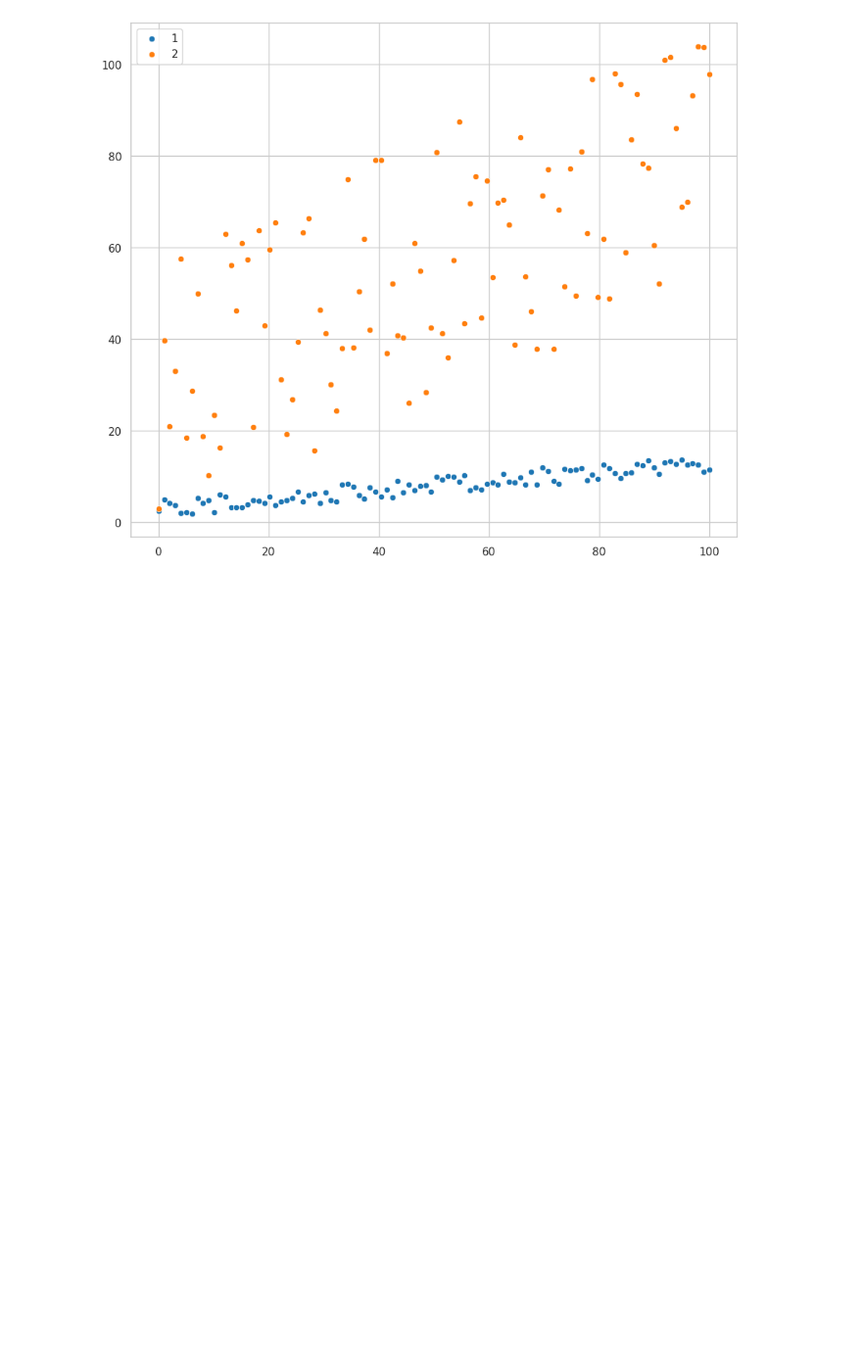
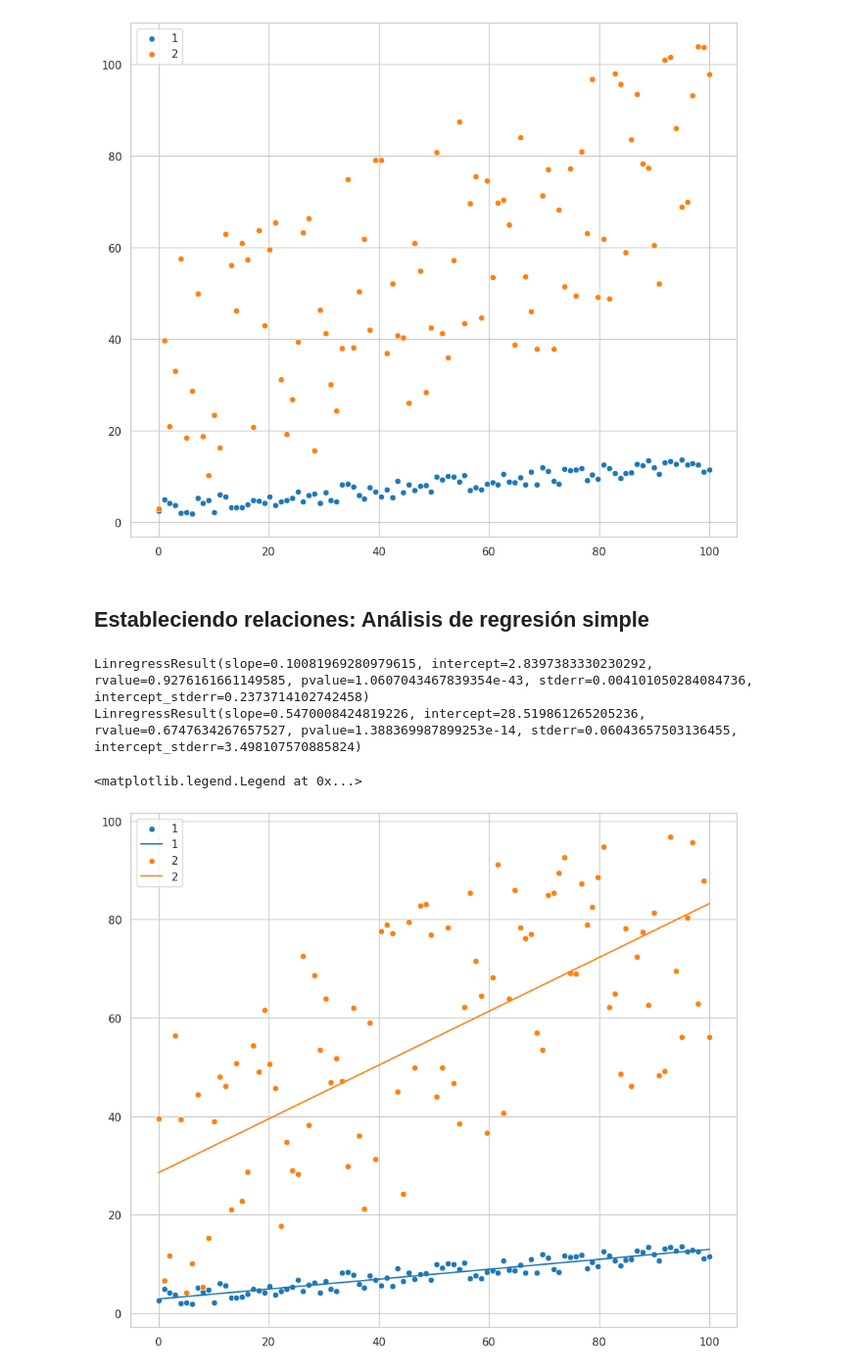
Before and after one commit to M-Alejo/analisis_exploratorio, a Jupyter notebook: conociendo_datos.ipynb, the cells around one changed output. Shown at 98% size. Cells and saved outputs as stored; diff of their text form; code cells hidden in the pictures; blank space fills up the shorter version.

Commit message:
se agrega correlacion lineal simple

```diff
--- a/conociendo_datos.ipynb
+++ b/conociendo_datos.ipynb
@@ -893,3 +893,39 @@ print(np.corrcoef(x_2, y_2))
 [[1.         0.67476343]
  [0.67476343 1.        ]]
 [figure]
+# %% [markdown]
+## Estableciendo relaciones: Análisis de regresión simple
+# %%
+res_1 = scipy.stats.linregress(x=x_1, y=y_1)
+res_2 = scipy.stats.linregress(x=x_2, y=y_2)
+
+print(res_1, res_2, sep='\n')
+# %% [output]
+LinregressResult(slope=0.10081969280979615, intercept=2.8397383330230292, rvalue=0.9276161661149585, pvalue=1.0607043467839354e-43, stderr=0.004101050284084736, intercept_stderr=0.2373714102742458)
+LinregressResult(slope=0.5470008424819226, intercept=28.519861265205236, rvalue=0.6747634267657527, pvalue=1.388369987899253e-14, stderr=0.06043657503136455, intercept_stderr=3.498107570885824)
+# %%
+sns.scatterplot(
+    x = x_1,
+    y = y_1
+)
+fx_1 = np.array([x_1.min(), x_1.max()])
+fy_1 = res_1.intercept + res_1.slope * fx_1
+
+x_2 = np.linspace(0, 100, 100)
+y_2 = 0.5 * x_2 + 1 + np.random.uniform(0, 60, size=x_2.size)
+
+plt.plot(fx_1, fy_1)
+
+sns.scatterplot(
+    x = x_2,
+    y = y_2
+)
+fx_2 = np.array([x_2.min(), x_2.max()])
+fy_2 = res_2.intercept + res_2.slope * fx_2
+
+plt.plot(fx_2, fy_2)
+
+plt.legend(labels=['1', '1', '2', '2'])
+# %% [output]
+<matplotlib.legend.Legend at 0x...>
+[figure, added]
```
Also changed, not shown: parts of 3 cells of this notebook.
